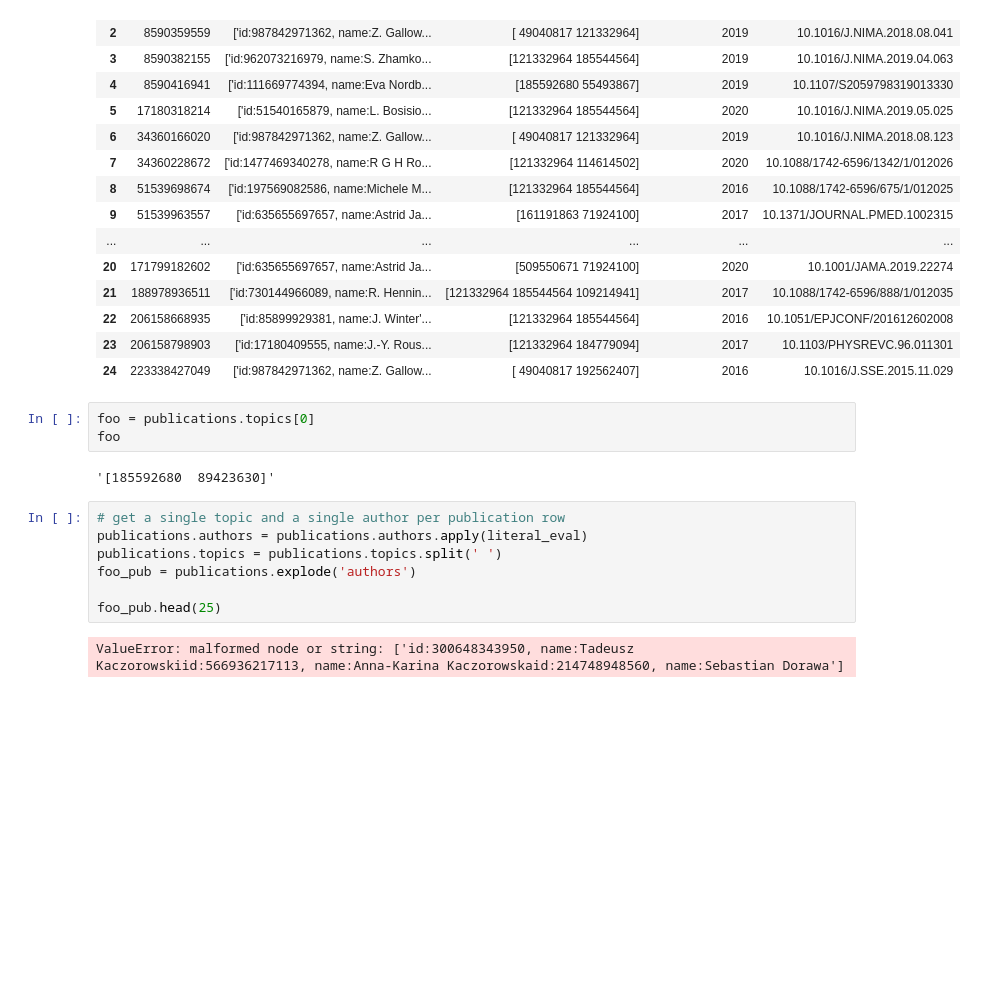
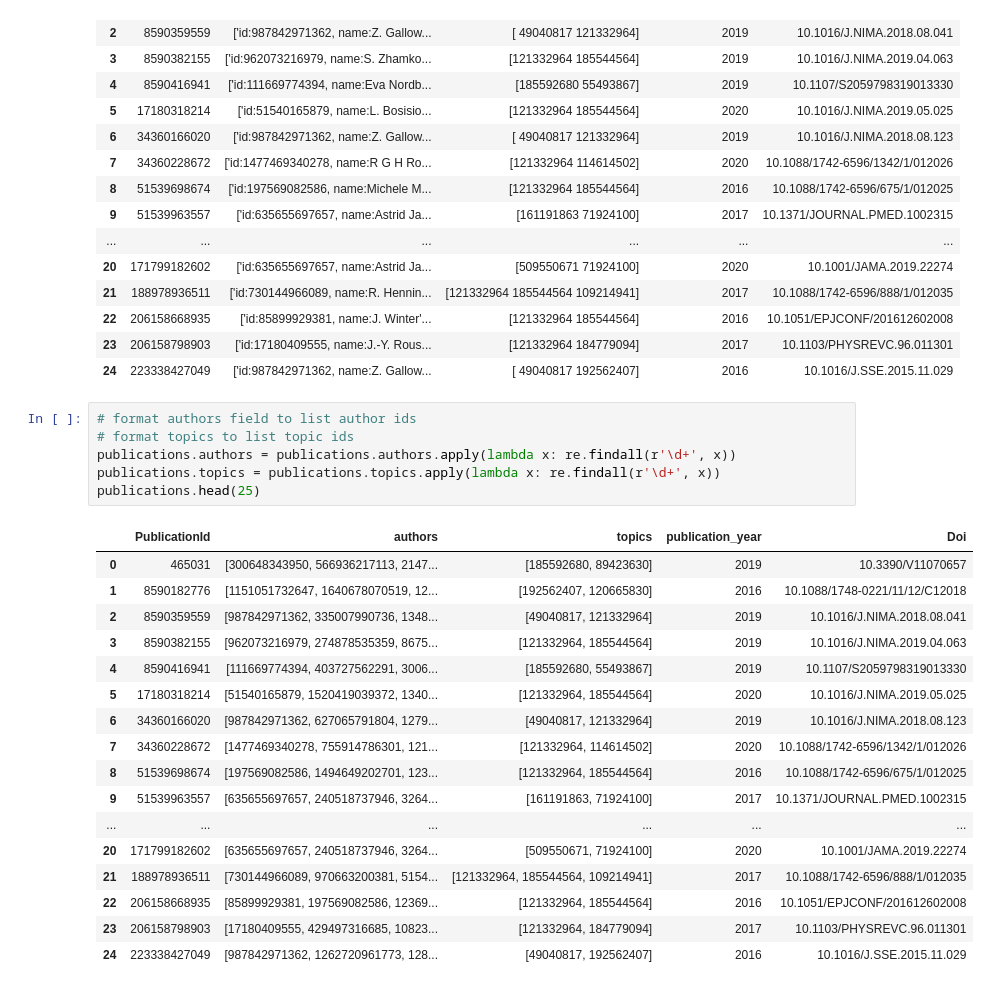
Before and after one commit to ereynrs/SciArticlesRecommender, a Jupyter notebook: notebooks/exploration.ipynb, the cells around one changed output. Cells and saved outputs as stored; diff of their text form; blank space fills up the shorter version.

```diff
--- a/notebooks/exploration.ipynb
+++ b/notebooks/exploration.ipynb
@@ -76,20 +96,30 @@ publications.head(25)
 | 22 | 206158668935 | ['id:85899929381, name:J. Winter'... | [121332964 185544564] | 2016 | 10.1051/EPJCONF/201612602008 |
 | 23 | 206158798903 | ['id:17180409555, name:J.-Y. Rous... | [121332964 184779094] | 2017 | 10.1103/PHYSREVC.96.011301 |
 | 24 | 223338427049 | ['id:987842971362, name:Z. Gallow... | [ 49040817 192562407] | 2016 | 10.1016/J.SSE.2015.11.029 |
-# %%
-foo = publications.topics[0]
-foo
-# %% [output]
-'[185592680  89423630]'
 # %%
-# get a single topic and a single author per publication row
-publications.authors = publications.authors.apply(literal_eval)
-publications.topics = publications.topics.split(' ')
-foo_pub = publications.explode('authors')
-
-foo_pub.head(25)
+# format authors field to list author ids
+# format topics to list topic ids
+publications.authors = publications.authors.apply(lambda x: re.findall(r'\d+', x))
+publications.topics = publications.topics.apply(lambda x: re.findall(r'\d+', x))
+publications.head(25)
 # %% [output]
-ValueError: malformed node or string: ['id:300648343950, name:Tadeusz Kaczorowskiid:566936217113, name:Anna-Karina Kaczorowskaid:214748948560, name:Sebastian Dorawa']
+|  | PublicationId | authors | topics | publication_year | Doi |
+| 0 | 465031 | [300648343950, 566936217113, 2147... | [185592680, 89423630] | 2019 | 10.3390/V11070657 |
+| 1 | 8590182776 | [1151051732647, 1640678070519, 12... | [192562407, 120665830] | 2016 | 10.1088/1748-0221/11/12/C12018 |
+| 2 | 8590359559 | [987842971362, 335007990736, 1348... | [49040817, 121332964] | 2019 | 10.1016/J.NIMA.2018.08.041 |
+| 3 | 8590382155 | [962073216979, 274878535359, 8675... | [121332964, 185544564] | 2019 | 10.1016/J.NIMA.2019.04.063 |
+| 4 | 8590416941 | [111669774394, 403727562291, 3006... | [185592680, 55493867] | 2019 | 10.1107/S2059798319013330 |
+| 5 | 17180318214 | [51540165879, 1520419039372, 1340... | [121332964, 185544564] | 2020 | 10.1016/J.NIMA.2019.05.025 |
+| 6 | 34360166020 | [987842971362, 627065791804, 1279... | [49040817, 121332964] | 2019 | 10.1016/J.NIMA.2018.08.123 |
+| 7 | 34360228672 | [1477469340278, 755914786301, 121... | [121332964, 114614502] | 2020 | 10.1088/1742-6596/1342/1/012026 |
+| 8 | 51539698674 | [197569082586, 1494649202701, 123... | [121332964, 185544564] | 2016 | 10.1088/1742-6596/675/1/012025 |
+| 9 | 51539963557 | [635655697657, 240518737946, 3264... | [161191863, 71924100] | 2017 | 10.1371/JOURNAL.PMED.1002315 |
+| ... | ... | ... | ... | ... | ... |
+| 20 | 171799182602 | [635655697657, 240518737946, 3264... | [509550671, 71924100] | 2020 | 10.1001/JAMA.2019.22274 |
+| 21 | 188978936511 | [730144966089, 970663200381, 5154... | [121332964, 185544564, 109214941] | 2017 | 10.1088/1742-6596/888/1/012035 |
+| 22 | 206158668935 | [85899929381, 197569082586, 12369... | [121332964, 185544564] | 2016 | 10.1051/EPJCONF/201612602008 |
+| 23 | 206158798903 | [17180409555, 429497316685, 10823... | [121332964, 184779094] | 2017 | 10.1103/PHYSREVC.96.011301 |
+| 24 | 223338427049 | [987842971362, 1262720961773, 128... | [49040817, 192562407] | 2016 | 10.1016/J.SSE.2015.11.029 |
 # %%
 # read topics data and get overall overview
 topics = pd.read_csv('../data/topics.csv')
```
Also changed, not shown: parts of 8 cells of this notebook.
